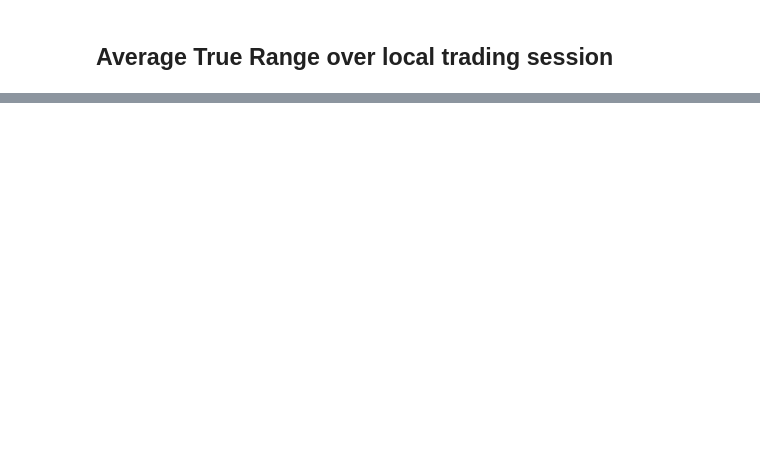
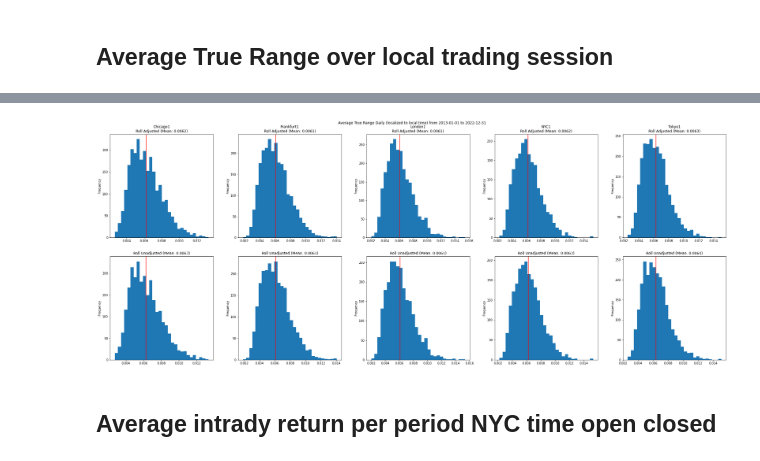
Before and after one commit to diegodalvarez/SyntheticFuturesAnalysis, a Jupyter notebook: notebook/Analysis.ipynb, the cells around one changed output, grey strips where cells are left out. Cells and saved outputs as stored; diff of their text form; code cells hidden in the pictures; blank space fills up the shorter version.

```diff
--- a/notebook/Analysis.ipynb
+++ b/notebook/Analysis.ipynb
@@ -909,0 +939,53 @@ plot_daily_avg_true_range(df_price)
+# %%
+def plot_daily_avg_true_range_hist(df_price: pd.DataFrame):
+
+    df_daily_true_range = get_daily_true_range(df_price)
+    contracts = df_daily_true_range.contract_name.drop_duplicates().to_list()
+    fig, axes = plt.subplots(ncols = len(contracts), nrows = 2, figsize = (30,12))
+
+    for i, contract in enumerate(contracts):
+
+        df_tmp = (df_daily_true_range.query(
+            "contract_name == @contract").
+            drop(columns = ["contract_name"]).
+            set_index("local_date"))
+
+        df_adj, df_unadj = df_tmp.query("roll == 'adj'").drop(columns = ["roll"]), df_tmp.query("roll == 'unadj'").drop(columns = ["roll"])
+        df_adj_mean, df_unadj_mean = df_adj.mean().iloc[0], df_unadj.mean().iloc[0]
+
+        (df_adj.plot(
+            ax = axes[0,i],
+            kind = "hist",
+            bins = 30,
+            xlabel = "True Range",
+            legend = False,
+            title = "{}\nRoll Adjusted (Mean: {})".format(
+                contract,
+                round(df_adj_mean, 4))))
+
+        axes[0,i].axvline(df_adj_mean, color = "red")
+
+        (df_unadj.plot(
+            ax = axes[1,i],
+            kind = "hist",
+            bins = 30,
+            legend = False,
+            xlabel = "True Range",
+            title = "Roll Unadjusted (Mean: {})".format(
+                round(df_unadj_mean, 4))))
+
+        axes[1,i].axvline(df_unadj_mean, color = "red")
+
+    fig.suptitle("Average True Range Daily (localized to local time) from {} to {}".format(
+        df_price.local_time.min().date(),
+        df_price.local_time.max().date()))
+
+
+    plt.tight_layout(pad = 3)
+    plt.show()
+
+plot_daily_avg_true_range_hist(df_price)
+# %% [output]
+[figure, added]
+# %% [markdown]
+## Average intrady return per period NYC time open closed
```
Also changed, not shown: parts of 14 cells of this notebook.
